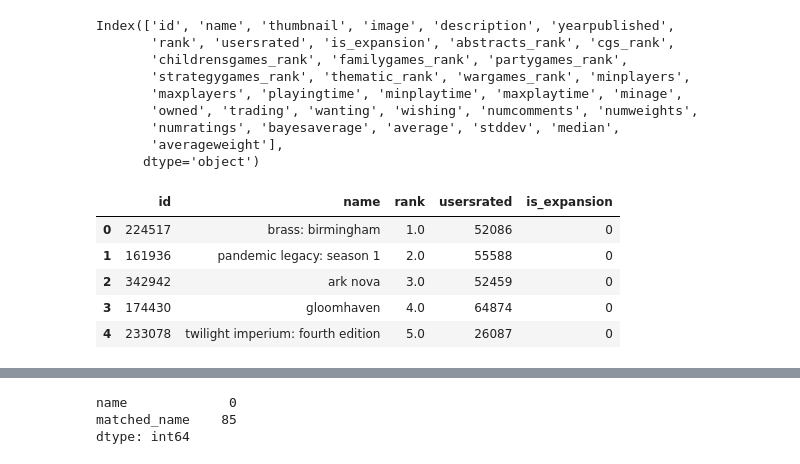
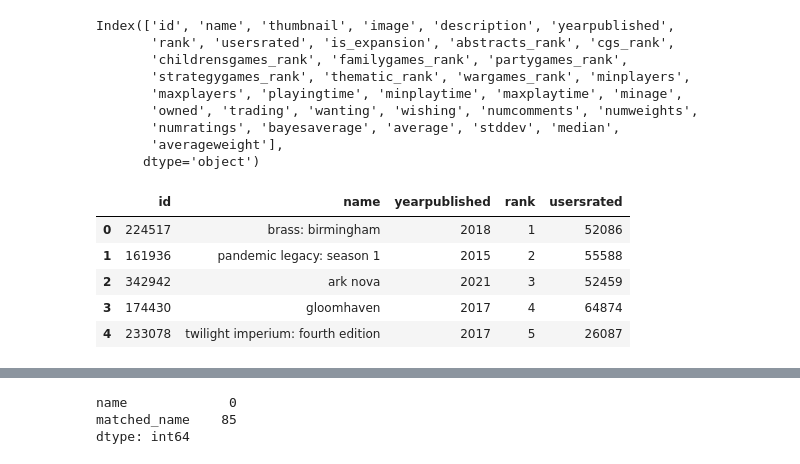
Before and after one commit to MichoelSnow/pax_tt_recommender, a Jupyter notebook: crawler/notebooks/testing.ipynb, the cells around one changed output, grey strips where cells are left out. Saved outputs shown, nothing was run; the diff lists cells and outputs as text; code cells hidden in the pictures.

```diff
--- a/crawler/notebooks/testing.ipynb
+++ b/crawler/notebooks/testing.ipynb
@@ -735,18 +740,21 @@ Index(['id', 'name', 'thumbnail', 'image', 'description', 'yearpublished',
 # %%
-df_games_all = pd.read_csv(
-    "../../data/processed/processed_games_data_1749253652.csv",
+df_games_raw = pd.read_csv(
+    "../../data/processed/processed_games_data_1750514842.csv",
     sep="|",
     escapechar="\\",
-    usecols=["id", "name", "rank", "is_expansion", "usersrated"],
+    quoting=csv.QUOTE_NONE,
+    usecols=["id", "name", "rank", "usersrated", "yearpublished"],
 )
-df_games = df_games_all.loc[df_games_all["is_expansion"]==0].copy()
+df_games = df_games_raw.copy()
 df_games["name"] = df_games["name"].str.lower()
+for col in ["id", "rank", "usersrated", "yearpublished"]:
+    df_games[col] = df_games[col].astype(pd.Int64Dtype())
 df_games.head()
 # %% [output]
-|  | id | name | rank | usersrated | is_expansion |
-| 0 | 224517 | brass: birmingham | 1.0 | 52086 | 0 |
-| 1 | 161936 | pandemic legacy: season 1 | 2.0 | 55588 | 0 |
-| 2 | 342942 | ark nova | 3.0 | 52459 | 0 |
-| 3 | 174430 | gloomhaven | 4.0 | 64874 | 0 |
-| 4 | 233078 | twilight imperium: fourth edition | 5.0 | 26087 | 0 |
+|  | id | name | yearpublished | rank | usersrated |
+| 0 | 224517 | brass: birmingham | 2018 | 1 | 52086 |
+| 1 | 161936 | pandemic legacy: season 1 | 2015 | 2 | 55588 |
+| 2 | 342942 | ark nova | 2021 | 3 | 52459 |
+| 3 | 174430 | gloomhaven | 2017 | 4 | 64874 |
+| 4 | 233078 | twilight imperium: fourth edition | 2017 | 5 | 26087 |
 # %%
```
Also changed, not shown: parts of 42 cells of this notebook, 8 other files.
